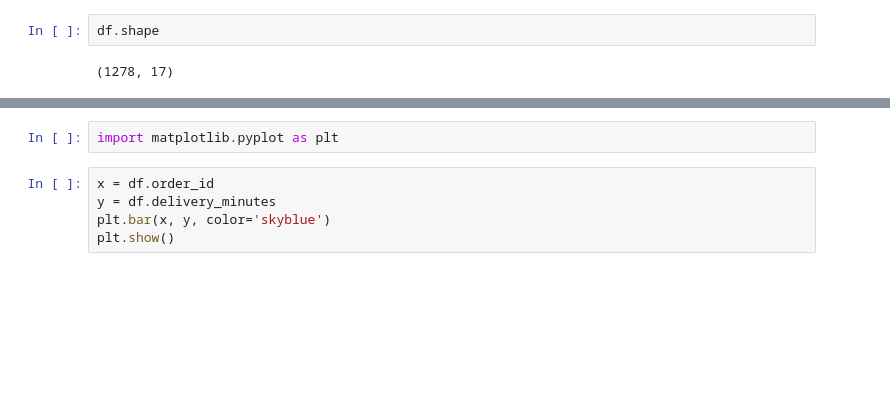
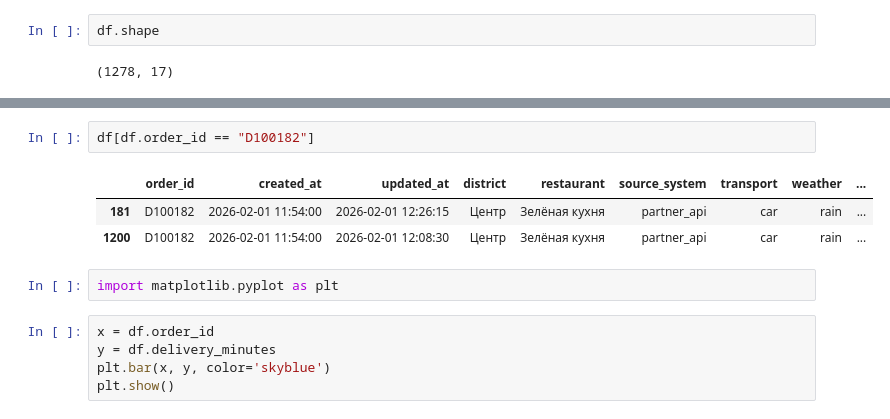
Before and after one commit to MEDBEDGITHUB/eda_project_yanakurierovnikogda, a Jupyter notebook: main.ipynb, the cells around one changed output, grey strips where cells are left out. Drawn from its saved outputs; the diff is of its cells as text; blank space fills up the shorter version.

```diff
--- a/main.ipynb
+++ b/main.ipynb
@@ -39,3 +90,9 @@ df.shape
+# %%
+df[df.order_id == "D100182"]
+# %% [output]
+|  | order_id | created_at | updated_at | district | restaurant | source_system | transport | weather | ... |
+| 181 | D100182 | 2026-02-01 11:54:00 | 2026-02-01 12:26:15 | Центр | Зелёная кухня | partner_api | car | rain | ... |
+| 1200 | D100182 | 2026-02-01 11:54:00 | 2026-02-01 12:08:30 | Центр | Зелёная кухня | partner_api | car | rain | ... |
 # %%
 import matplotlib.pyplot as plt
 # %%
```
Also changed, not shown: parts of 8 cells of this notebook.
